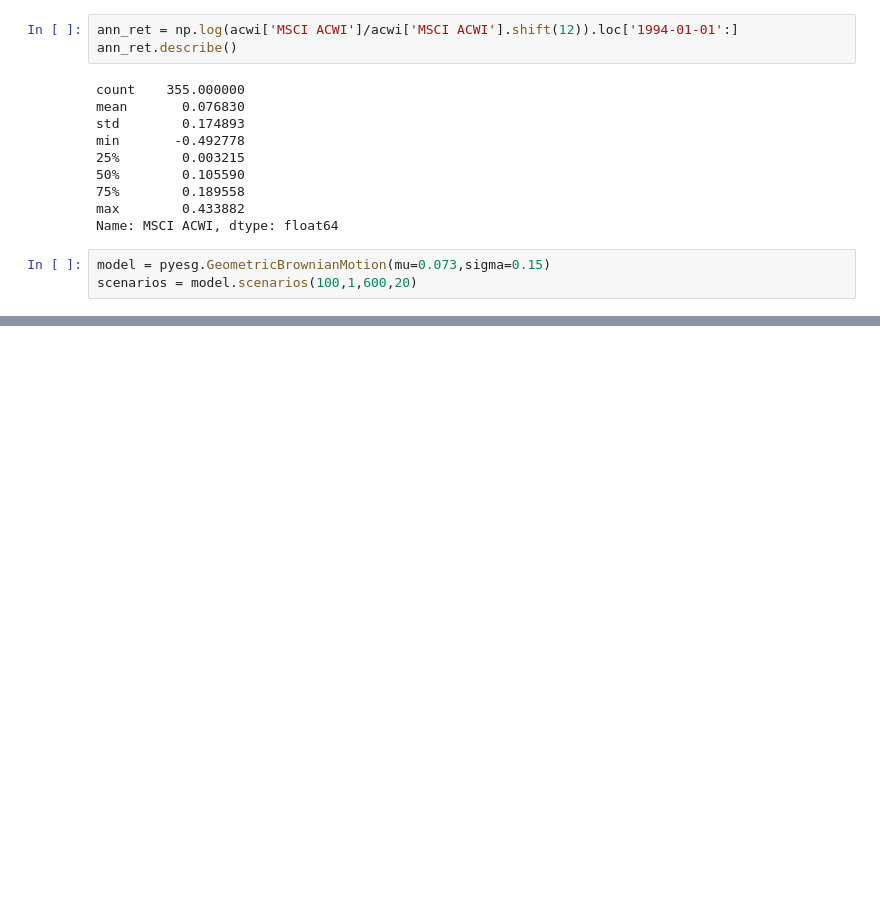
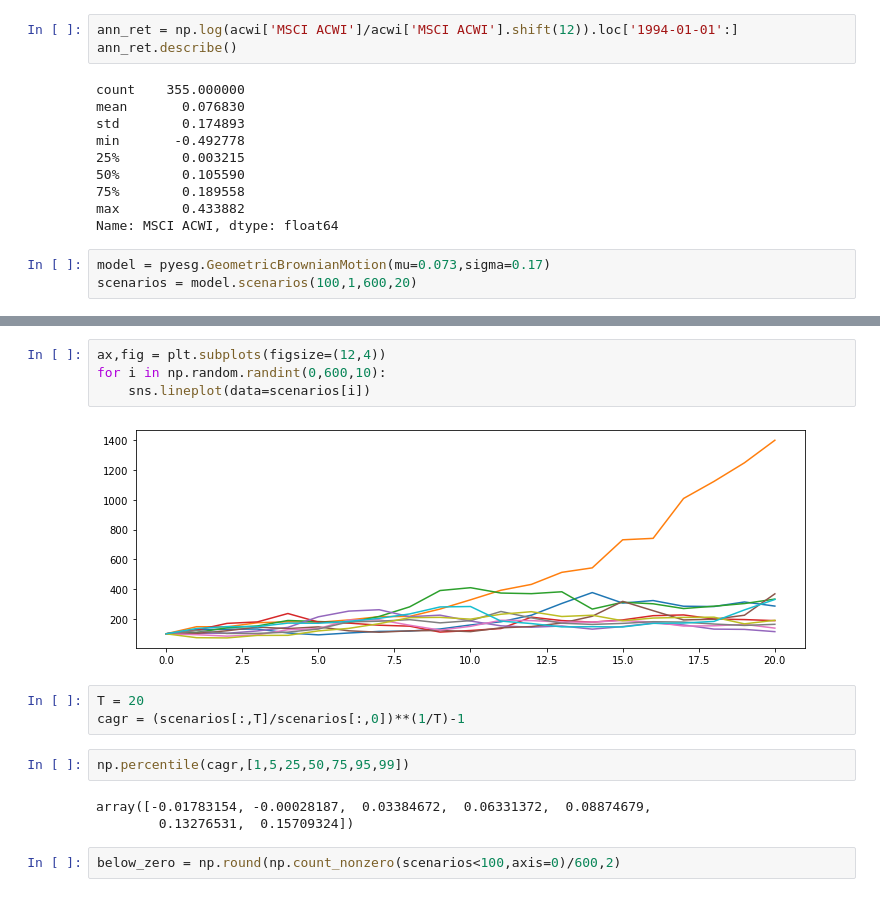
Before and after one commit to msz13/Goal-Based-Investing, a Jupyter notebook: esg/acwi.ipynb, the cells around one changed output, grey strips where cells are left out. Saved outputs shown, nothing was run; the diff lists cells and outputs as text; blank space fills up the shorter version.

```diff
--- a/esg/acwi.ipynb
+++ b/esg/acwi.ipynb
@@ -49,6 +49,6 @@ min       -0.492778
 max        0.433882
 Name: MSCI ACWI, dtype: float64
 # %%
-model = pyesg.GeometricBrownianMotion(mu=0.073,sigma=0.15)
+model = pyesg.GeometricBrownianMotion(mu=0.073,sigma=0.17)
 scenarios = model.scenarios(100,1,600,20)
 # %%
@@ -61,0 +85,16 @@ ValueError: operands could not be broadcast together with shapes (181,) (21,)
+# %%
+ax,fig = plt.subplots(figsize=(12,4))
+for i in np.random.randint(0,600,10):
+    sns.lineplot(data=scenarios[i])
+# %% [output]
+[figure, added]
+# %%
+T = 20
+cagr = (scenarios[:,T]/scenarios[:,0])**(1/T)-1
+# %%
+np.percentile(cagr,[1,5,25,50,75,95,99])
+# %% [output]
+array([-0.01783154, -0.00028187,  0.03384672,  0.06331372,  0.08874679,
+        0.13276531,  0.15709324])
+# %%
+below_zero = np.round(np.count_nonzero(scenarios<100,axis=0)/600,2)
```
Also changed, not shown: parts of 3 cells of this notebook, 4 other files.
